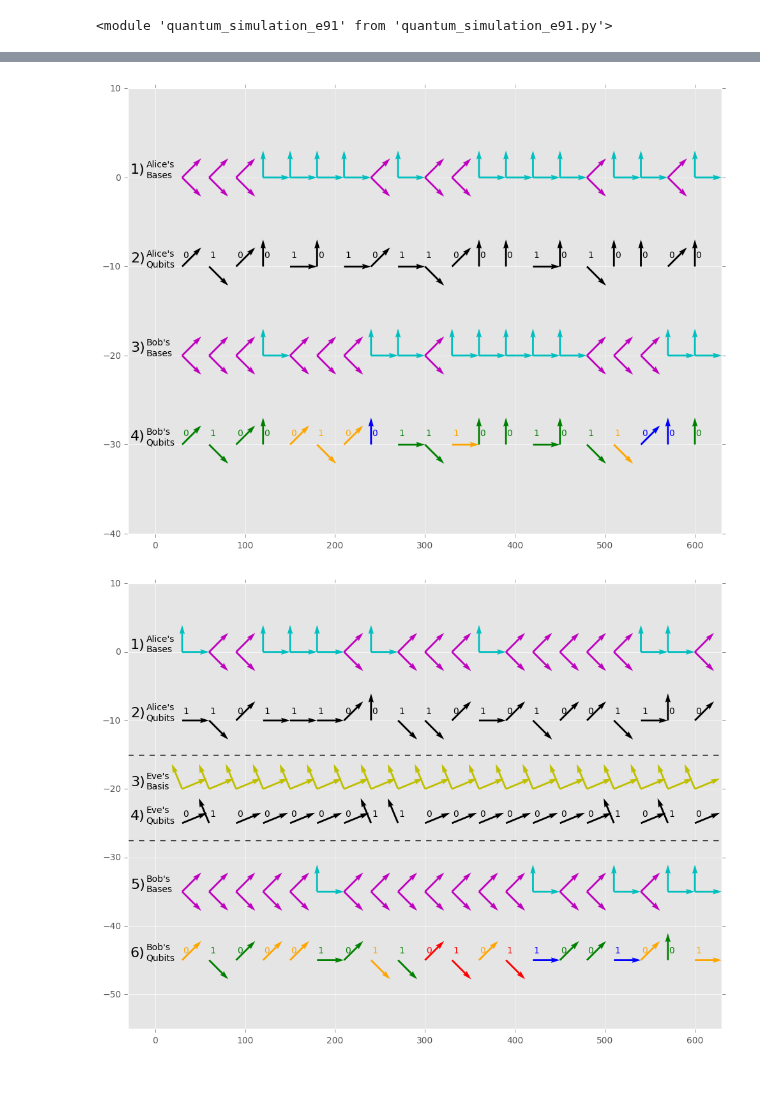
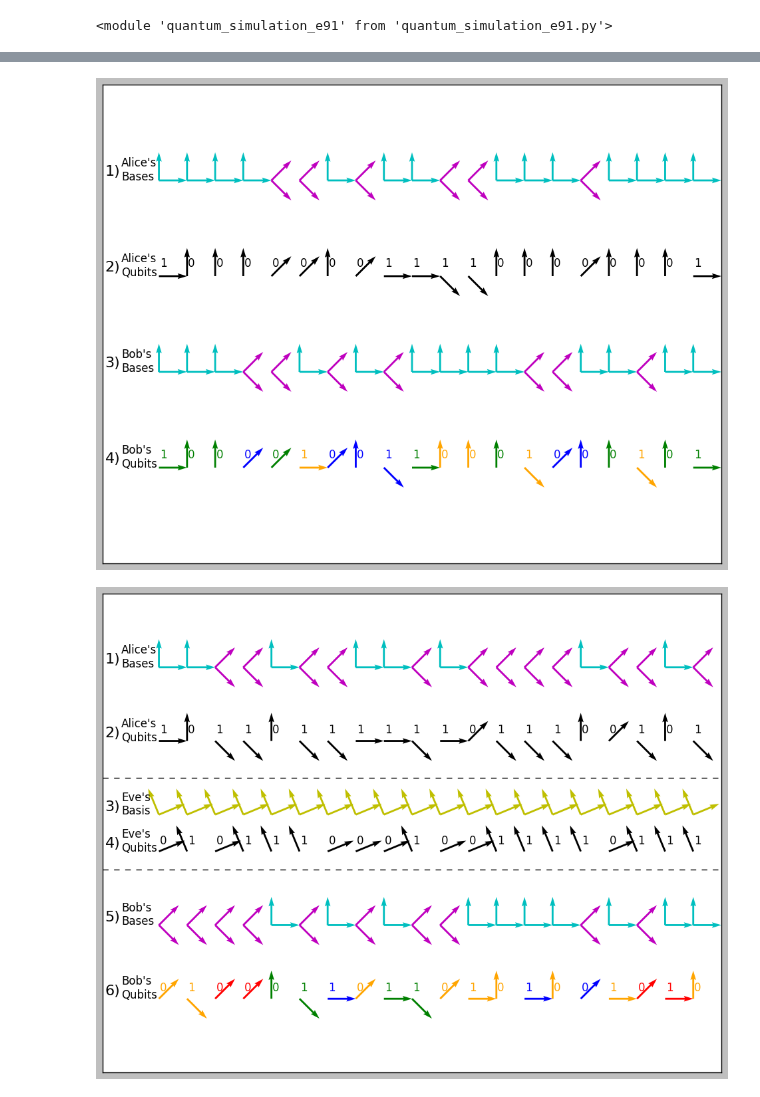
Before and after one commit to guydav/minerva, a Jupyter notebook: stuff/qm_final_notebook.ipynb, the cells around one changed output, grey strips where cells are left out. Drawn from its saved outputs; the diff is of its cells as text; code cells hidden in the pictures.

```diff
--- a/stuff/qm_final_notebook.ipynb
+++ b/stuff/qm_final_notebook.ipynb
@@ -5,5 +5,7 @@ import pandas
 import numpy as np
 import matplotlib
 import matplotlib.pyplot as plt
+import matplotlib.patches as mpatches
 from collections import defaultdict
-reload(matplotlib)
+matplotlib.style.use('ggplot')
+# matplotlib.style.use('default')
@@ -27,16 +27,17 @@ YES_EVE_NO_NOISE = (True, False)
 NO_EVE_YES_NOISE = (False, True)
 YES_EVE_YES_NOISE = (True, True)
 
+CONFIGURATIONS = (NO_EVE_NO_NOISE, YES_EVE_NO_NOISE, NO_EVE_YES_NOISE, YES_EVE_YES_NOISE)
+
 P_ERROR = 'P(error)'
 P_VALUE = 'P-value'
 
 results = defaultdict(lambda: defaultdict(dict))
 for sigma in ERROR_SIGMA_VALUES:
-    configurations = {NO_EVE_NO_NOISE: (SAMPLE_SIZE, False, bb84.ZERO_NOISE_LAMBDA),
-                      YES_EVE_NO_NOISE: (SAMPLE_SIZE, True, bb84.ZERO_NOISE_LAMBDA),
-                      NO_EVE_YES_NOISE: (SAMPLE_SIZE, False, bb84.generate_gaussian_noise(sigma=sigma)),
-                      YES_EVE_YES_NOISE: (SAMPLE_SIZE, True, bb84.generate_gaussian_noise(sigma=sigma))
-                      }
+    configurations = {key: (SAMPLE_SIZE, key[0],
+                            bb84.generate_gaussian_noise(sigma=sigma) if key[1] else bb84.ZERO_NOISE_LAMBDA)
+                     for key in CONFIGURATIONS}
+
     for key in configurations:
         current = [bb84.simulate_bb84(*configurations[key]) for _ in range(TRIALS)]
         avg_p_err, avg_t, avg_p_value = np.average(current, 0)
@@ -181,7 +263,7 @@ def plot_qubit_arrows(qubits, x, height, bits=None, reference_bits=None,
 def plot_bb84(n=10, eve=False, noise=bb84.ZERO_NOISE_LAMBDA):
     alice = bb84.BB84Agent(noise=noise)
     bob = bb84.BB84Agent(noise=noise)
-    plt.figure(figsize=(12, 9), dpi=1000)
+    fig = plt.figure(figsize=(12, 9), dpi=1000)
 
     height = 0
     step = 1
@@ -219,7 +301,7 @@ def plot_bb84(n=10, eve=False, noise=bb84.ZERO_NOISE_LAMBDA):
         step += 1
 
         original_alice_qubits = alice_qubits
-        eve_qubits = [bb84.EVE_BASIS.generate(bit) for bit in eve.bits]
+        eve_qubits = [eve.bases[0].generate(bit) for bit in eve.bits]
         plot_qubit_arrows(eve_qubits, x, height, eve.bits)
         plt.annotate(s="Eve's\nQubits", xy=(TEXT_X, Y_STEP * height))
         plt.annotate(s="{step})".format(step=step), xy=(NUMBER_X, Y_STEP * height + 0.5), fontsize=16)
@@ -234,35 +316,39 @@ def plot_bb84(n=10, eve=False, noise=bb84.ZERO_NOISE_LAMBDA):
     else:
         height -= 1
 
     step += 1
     bob.measure(alice_qubits)
 
     plot_bases_arrows(bob.used_bases, repeated_x, height)
     plt.annotate(s="Bob's\nBases", xy=(TEXT_X, Y_STEP * height))
     plt.annotate(s="{step})".format(step=step), xy=(NUMBER_X, Y_STEP * height + 0.5), fontsize=16)
 
     height -= 1
     step += 1
 
     bob_qubits = [bob.used_bases[i].interpret(int(bob.bits[i])) for i in range(n)]
     # TODO: consider how to handle this with Eve
     plot_qubit_arrows(bob_qubits, x, height, bob.bits, alice.bits,
                       bob.used_bases, alice.used_bases)
     plt.annotate(s="Bob's\nQubits", xy=(TEXT_X, Y_STEP * height))
     plt.annotate(s="{step})".format(step=step), xy=(NUMBER_X, Y_STEP * height + 0.5), fontsize=16)
 
     x_min, x_max = plt.xlim()
     plt.xlim(x_min - X_PADDING, x_max + X_PADDING)
     y_min, y_max = plt.ylim()
     plt.ylim(y_min - Y_PADDING, y_max + Y_PADDING)
+
+    plt.xticks([])
+    plt.yticks([])
+    plt.gca().set_axis_bgcolor("whitesmoke")
     plt.show()
 
 plot_bb84(20)
 plot_bb84(20, True)
 # plot_bb84(20, noise=bb84.generate_gaussian_noise(sigma=0.05))
 # %% [output]
-[figure, old version]
+[figure, new version]
-[figure, old version]
+[figure, new version]
 # %%
 alice, bob = e91.generate_alice_bob()
 qubits = [e91.QubitPair() for _ in range(10)]
```
Also changed, not shown: parts of 18 cells of this notebook, 2 other files.
